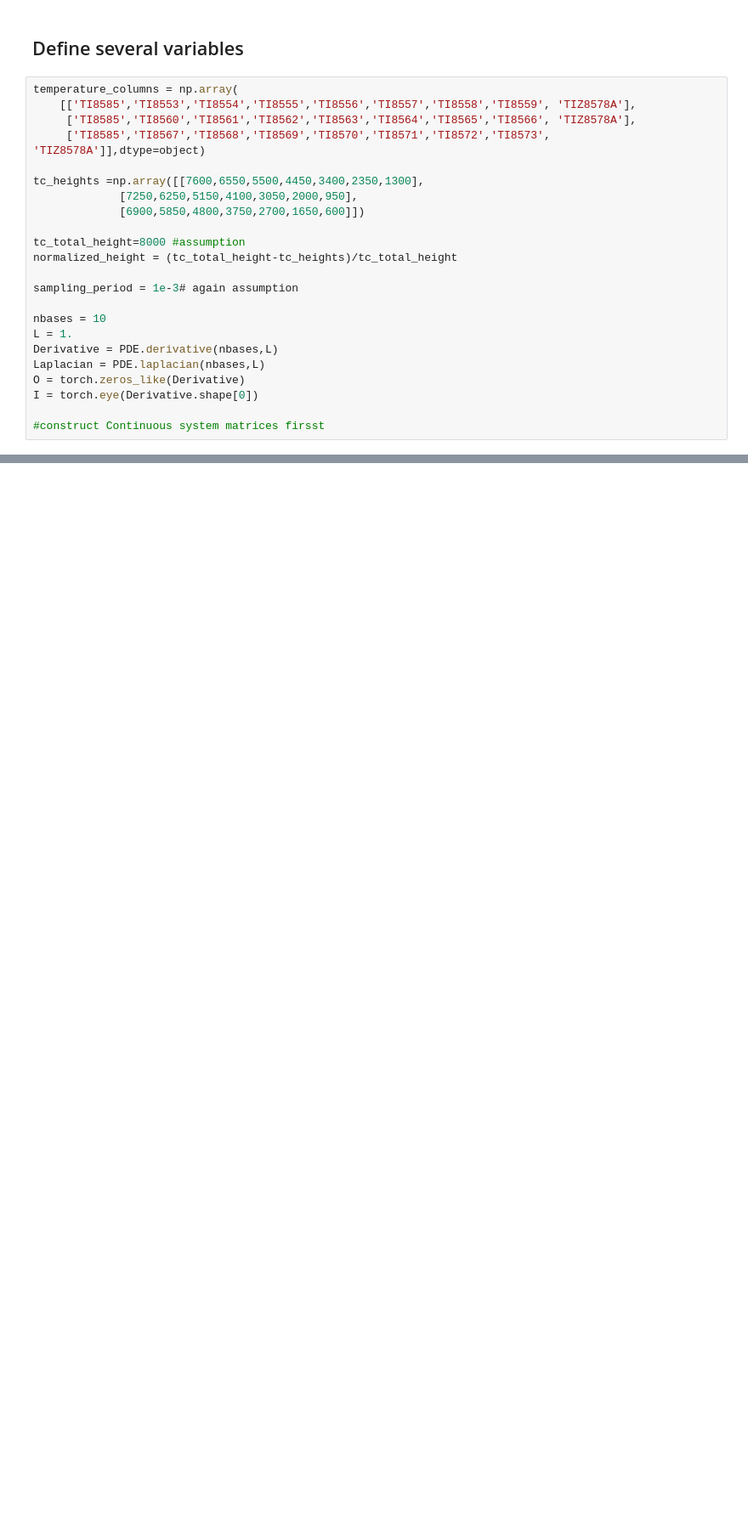
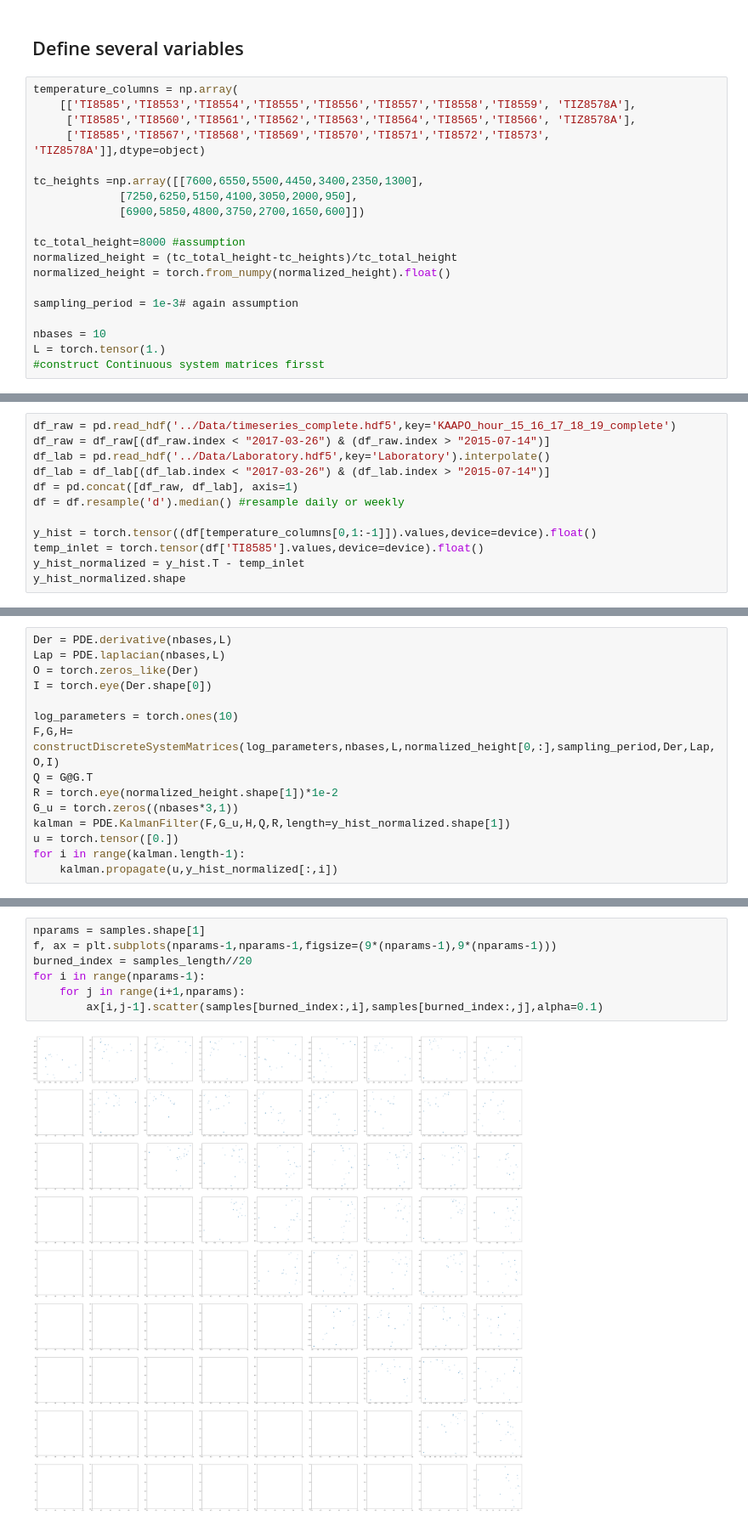
Before and after one commit to puat133/GPsysid, a Jupyter notebook: Python Notebook/PDE-Kalman-Latent.ipynb, the cells around one changed output, grey strips where cells are left out. Shown at 85% size. Saved outputs shown, nothing was run; the diff lists cells and outputs as text; blank space fills up the shorter version.

```diff
--- a/Python Notebook/PDE-Kalman-Latent.ipynb
+++ b/Python Notebook/PDE-Kalman-Latent.ipynb
@@ -46,14 +123,10 @@ tc_heights =np.array([[7600,6550,5500,4450,3400,2350,1300],
 
 tc_total_height=8000 #assumption
 normalized_height = (tc_total_height-tc_heights)/tc_total_height
+normalized_height = torch.from_numpy(normalized_height).float()
 
 sampling_period = 1e-3# again assumption
 
 nbases = 10
-L = 1.
-Derivative = PDE.derivative(nbases,L)
-Laplacian = PDE.laplacian(nbases,L)
-O = torch.zeros_like(Derivative)
-I = torch.eye(Derivative.shape[0])
-
+L = torch.tensor(1.)
 #construct Continuous system matrices firsst
@@ -65,0 +135,12 @@ array([[0.05   , 0.18125, 0.3125 , 0.44375, 0.575  , 0.70625, 0.8375 ],
+# %%
+df_raw = pd.read_hdf('../Data/timeseries_complete.hdf5',key='KAAPO_hour_15_16_17_18_19_complete')
+df_raw = df_raw[(df_raw.index < "2017-03-26") & (df_raw.index > "2015-07-14")]
+df_lab = pd.read_hdf('../Data/Laboratory.hdf5',key='Laboratory').interpolate()
+df_lab = df_lab[(df_lab.index < "2017-03-26") & (df_lab.index > "2015-07-14")]
+df = pd.concat([df_raw, df_lab], axis=1)
+df = df.resample('d').median() #resample daily or weekly
+
+y_hist = torch.tensor((df[temperature_columns[0,1:-1]]).values,device=device).float()
+temp_inlet = torch.tensor(df['TI8585'].values,device=device).float()
+y_hist_normalized = y_hist.T - temp_inlet
+y_hist_normalized.shape
@@ -65,0 +149,15 @@ array([[0.05   , 0.18125, 0.3125 , 0.44375, 0.575  , 0.70625, 0.8375 ],
+# %%
+Der = PDE.derivative(nbases,L)
+Lap = PDE.laplacian(nbases,L)
+O = torch.zeros_like(Der)
+I = torch.eye(Der.shape[0])
+
+log_parameters = torch.ones(10)
+F,G,H= constructDiscreteSystemMatrices(log_parameters,nbases,L,normalized_height[0,:],sampling_period,Der,Lap,O,I)
+Q = G@G.T
+R = torch.eye(normalized_height.shape[1])*1e-2
+G_u = torch.zeros((nbases*3,1))
+kalman = PDE.KalmanFilter(F,G_u,H,Q,R,length=y_hist_normalized.shape[1])
+u = torch.tensor([0.])
+for i in range(kalman.length-1):
+    kalman.propagate(u,y_hist_normalized[:,i])
@@ -65,0 +222,9 @@ array([[0.05   , 0.18125, 0.3125 , 0.44375, 0.575  , 0.70625, 0.8375 ],
+# %%
+nparams = samples.shape[1]
+f, ax = plt.subplots(nparams-1,nparams-1,figsize=(9*(nparams-1),9*(nparams-1)))
+burned_index = samples_length//20
+for i in range(nparams-1):
+    for j in range(i+1,nparams):
+        ax[i,j-1].scatter(samples[burned_index:,i],samples[burned_index:,j],alpha=0.1)
+# %% [output]
+[figure, added]
```
Also changed, not shown: parts of 13 cells of this notebook, 9 other files.
